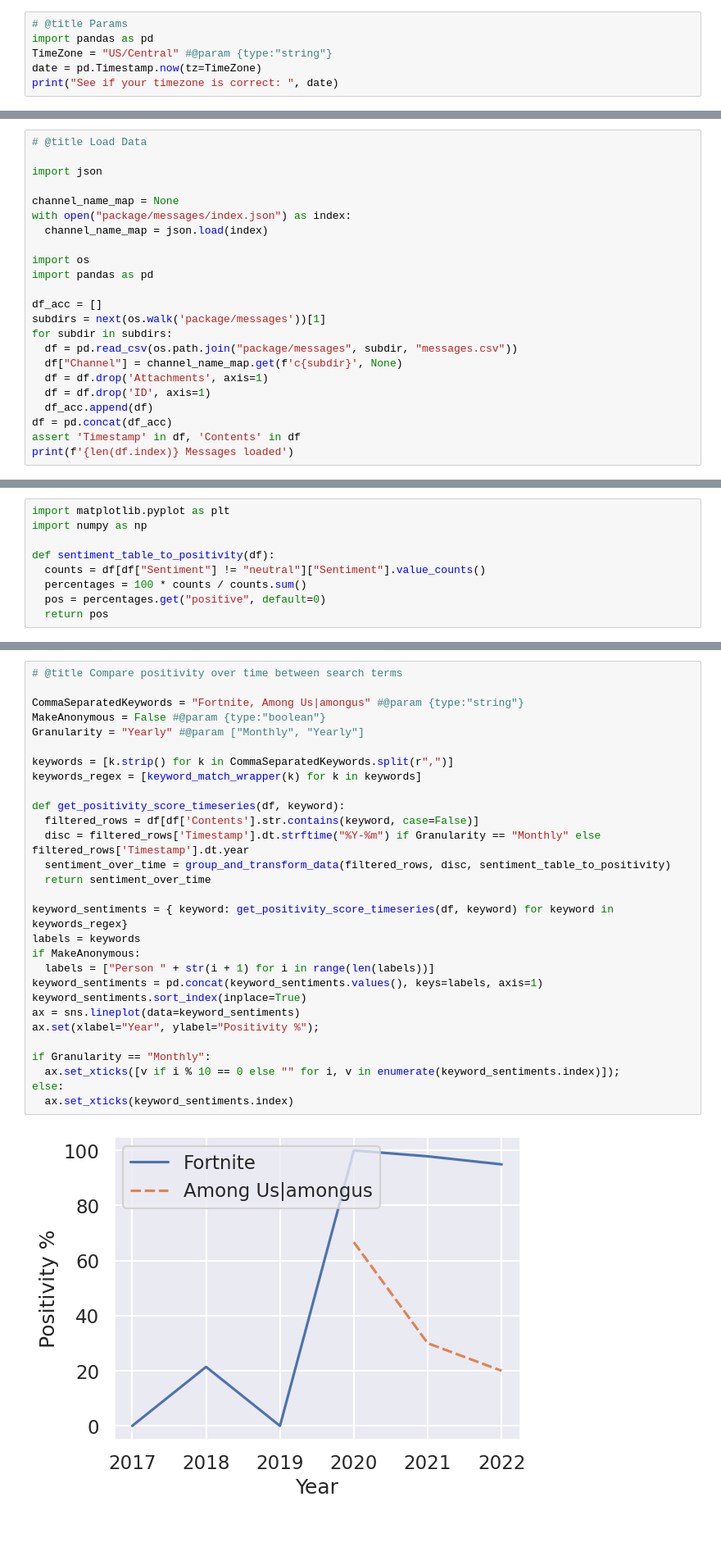
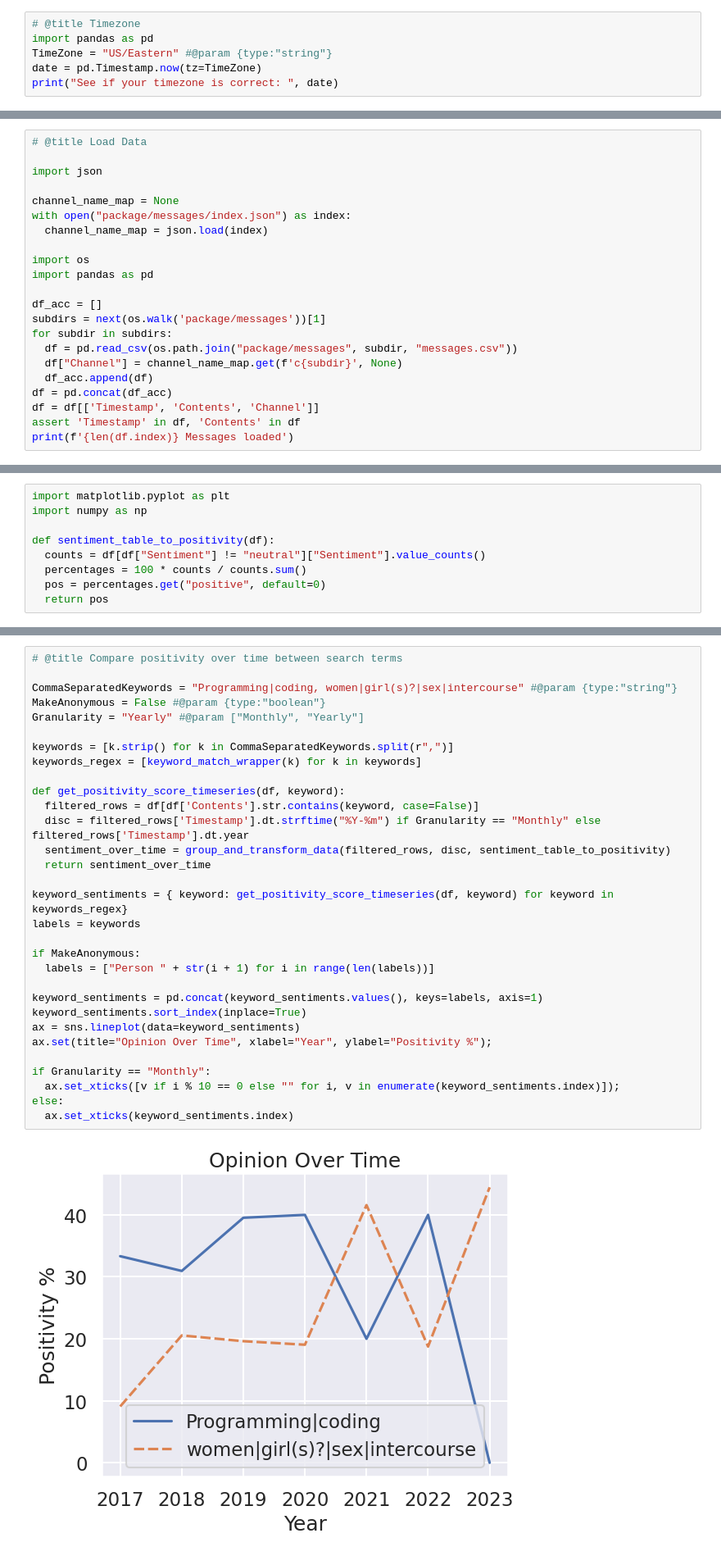
Before and after one commit to codekisser/discord-data-analyzer, a Jupyter notebook: analyzer.ipynb, the cells around one changed output, grey strips where cells are left out. Shown at 82% size. Drawn from its saved outputs; the diff is of its cells as text; blank space fills up the shorter version.

```diff
--- a/analyzer.ipynb
+++ b/analyzer.ipynb
@@ -39,7 +41,7 @@ Note: you may need to restart the kernel to use updated packages.
 # %%
-# @title Params
+# @title Timezone
 import pandas as pd
-TimeZone = "US/Central" #@param {type:"string"}
+TimeZone = "US/Eastern" #@param {type:"string"}
 date = pd.Timestamp.now(tz=TimeZone)
 print("See if your timezone is correct: ", date)
 # %% [output]
@@ -106,10 +109,9 @@ subdirs = next(os.walk('package/messages'))[1]
 for subdir in subdirs:
   df = pd.read_csv(os.path.join("package/messages", subdir, "messages.csv"))
   df["Channel"] = channel_name_map.get(f'c{subdir}', None)
-  df = df.drop('Attachments', axis=1)
-  df = df.drop('ID', axis=1)
   df_acc.append(df)
 df = pd.concat(df_acc)
+df = df[['Timestamp', 'Contents', 'Channel']]
 assert 'Timestamp' in df, 'Contents' in df
 print(f'{len(df.index)} Messages loaded')
 # %% [output]
@@ -519,31 +549,33 @@ ax.set(ylabel="Hour of Day");
 # %%
 # @title Compare positivity over time between search terms
 
-CommaSeparatedKeywords = "Fortnite, Among Us|amongus" #@param {type:"string"}
+CommaSeparatedKeywords = "Programming|coding, women|girl(s)?|sex|intercourse" #@param {type:"string"}
 MakeAnonymous = False #@param {type:"boolean"}
 Granularity = "Yearly" #@param ["Monthly", "Yearly"]
 
 keywords = [k.strip() for k in CommaSeparatedKeywords.split(r",")]
 keywords_regex = [keyword_match_wrapper(k) for k in keywords]
 
 def get_positivity_score_timeseries(df, keyword):
   filtered_rows = df[df['Contents'].str.contains(keyword, case=False)]
   disc = filtered_rows['Timestamp'].dt.strftime("%Y-%m") if Granularity == "Monthly" else filtered_rows['Timestamp'].dt.year
   sentiment_over_time = group_and_transform_data(filtered_rows, disc, sentiment_table_to_positivity)
   return sentiment_over_time
 
 keyword_sentiments = { keyword: get_positivity_score_timeseries(df, keyword) for keyword in keywords_regex}
 labels = keywords
+
 if MakeAnonymous:
   labels = ["Person " + str(i + 1) for i in range(len(labels))]
+
 keyword_sentiments = pd.concat(keyword_sentiments.values(), keys=labels, axis=1)
 keyword_sentiments.sort_index(inplace=True)
 ax = sns.lineplot(data=keyword_sentiments)
-ax.set(xlabel="Year", ylabel="Positivity %");
+ax.set(title="Opinion Over Time", xlabel="Year", ylabel="Positivity %");
 
 if Granularity == "Monthly":
   ax.set_xticks([v if i % 10 == 0 else "" for i, v in enumerate(keyword_sentiments.index)]);
 else:
   ax.set_xticks(keyword_sentiments.index)
 # %% [output]
-[figure, old version]
+[figure, new version]
```
Also changed, not shown: parts of 24 cells of this notebook.
